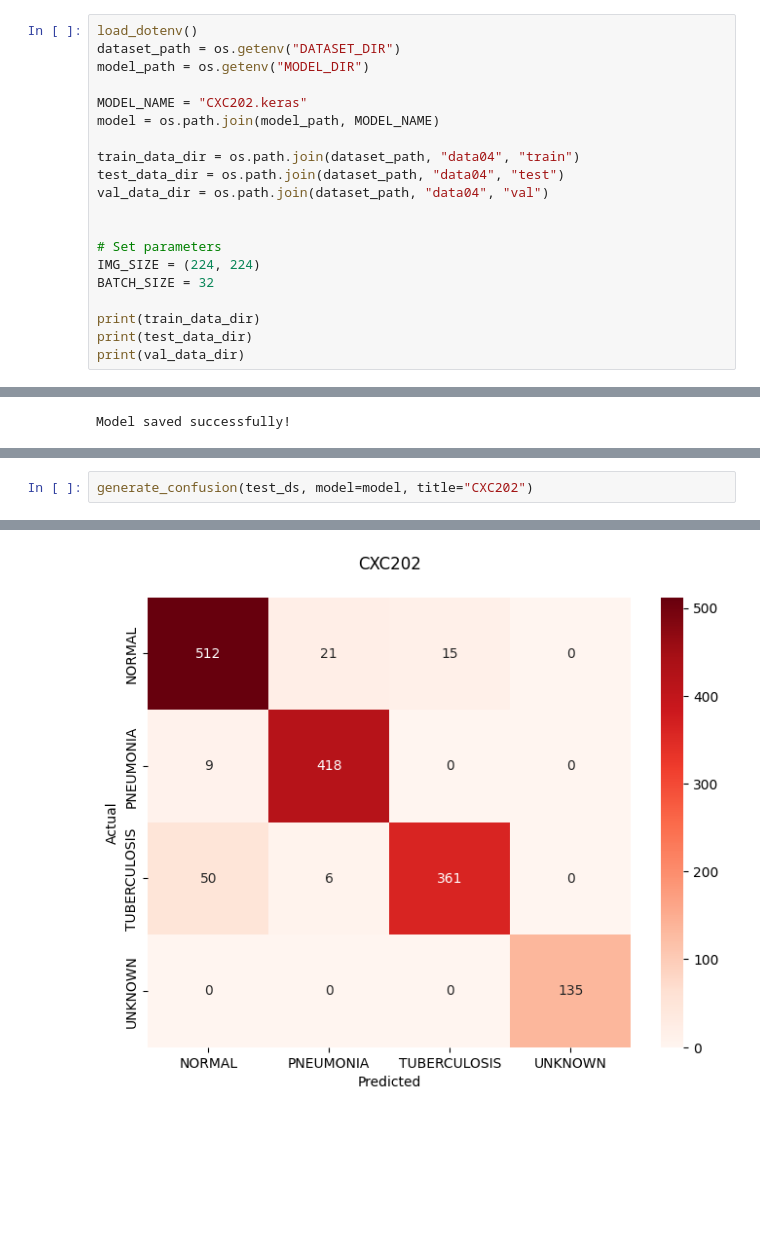
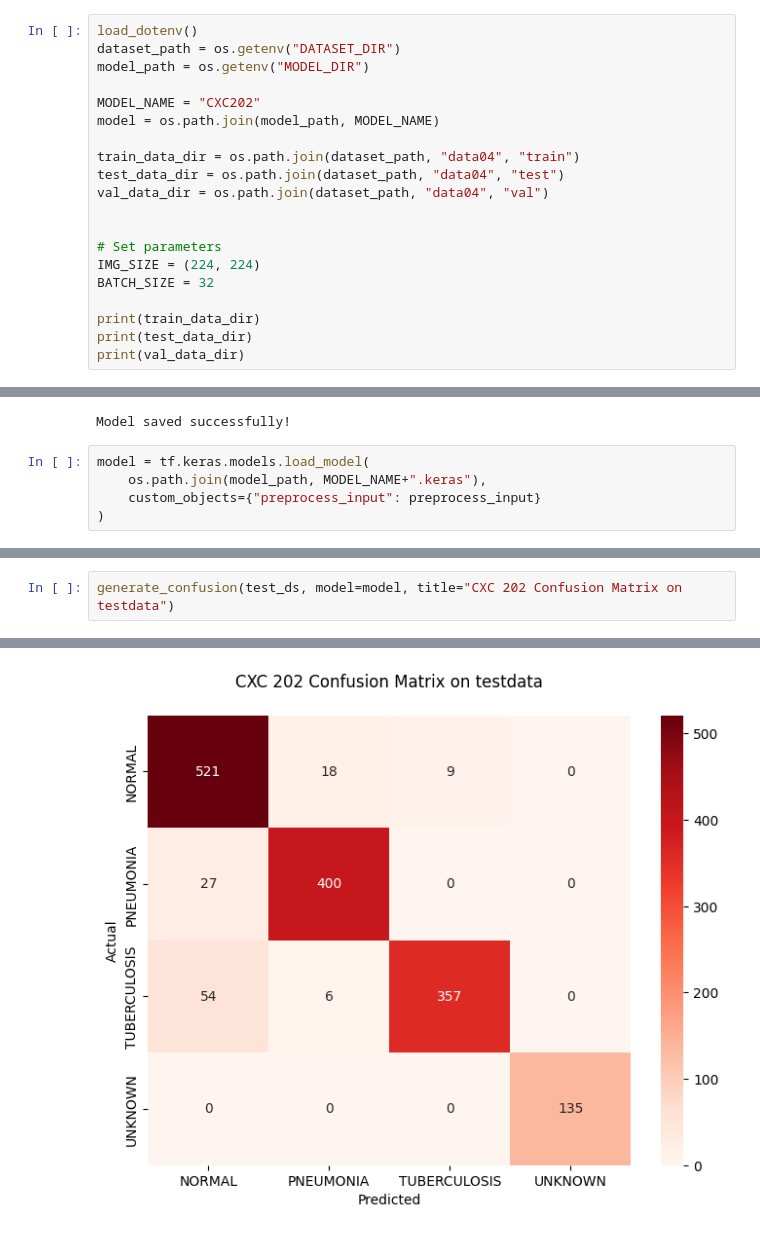
Before and after one commit to joshanjohn/CXC-FYP-Griffith, a Jupyter notebook: backend/notebook/CXV1/CXC202.ipynb, the cells around one changed output, grey strips where cells are left out. Cells and saved outputs as stored; diff of their text form; blank space fills up the shorter version.

```diff
--- a/backend/notebook/CXV1/CXC202.ipynb
+++ b/backend/notebook/CXV1/CXC202.ipynb
@@ -30,7 +30,7 @@ load_dotenv()
 dataset_path = os.getenv("DATASET_DIR")
 model_path = os.getenv("MODEL_DIR")
 
-MODEL_NAME = "CXC202.keras"
+MODEL_NAME = "CXC202"
 model = os.path.join(model_path, MODEL_NAME)
 
 train_data_dir = os.path.join(dataset_path, "data04", "train")
@@ -255,6 +261,11 @@ model.save('CXC202.keras')
 print("Model saved successfully!")
 # %% [output]
 Model saved successfully!
+# %%
+model = tf.keras.models.load_model(
+    os.path.join(model_path, MODEL_NAME+".keras"),
+    custom_objects={"preprocess_input": preprocess_input}
+)
 # %%
 # Evaludate against test data
 results = model.evaluate(test_ds)
@@ -275,4 +287,4 @@ Test Loss: 0.15281933546066284
 Test Accuracy: 94.88%
 # %%
-generate_confusion(test_ds, model=model, title="CXC202")
+generate_confusion(test_ds, model=model, title="CXC 202 Confusion Matrix on testdata")
 # %% [output]
@@ -280,3 +292,3 @@ generate_confusion(test_ds, model=model, title="CXC202")
-[figure, old version]
+[figure, new version]
               precision    recall  f1-score   support
 
```
Also changed, not shown: parts of 8 cells of this notebook, 1 other file.
